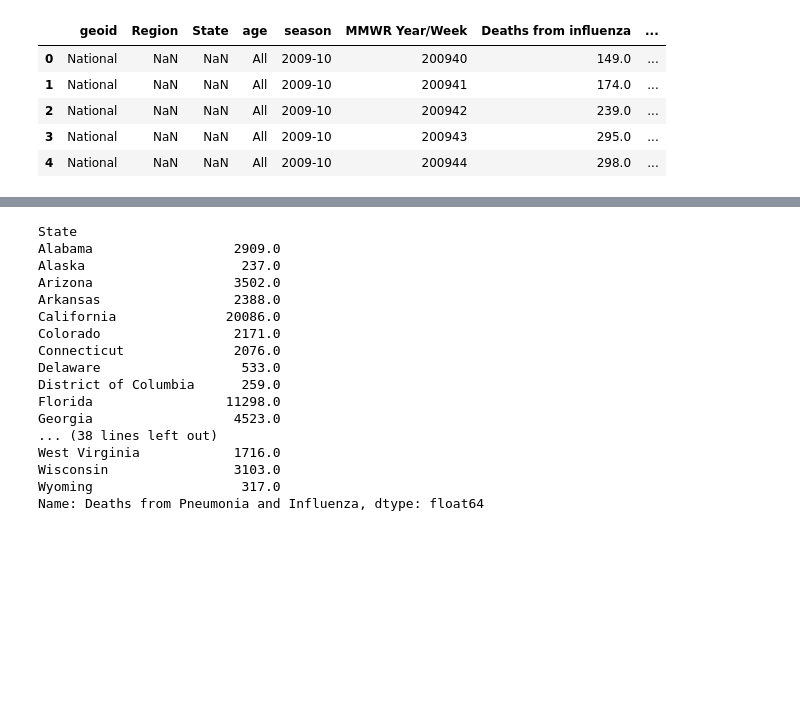
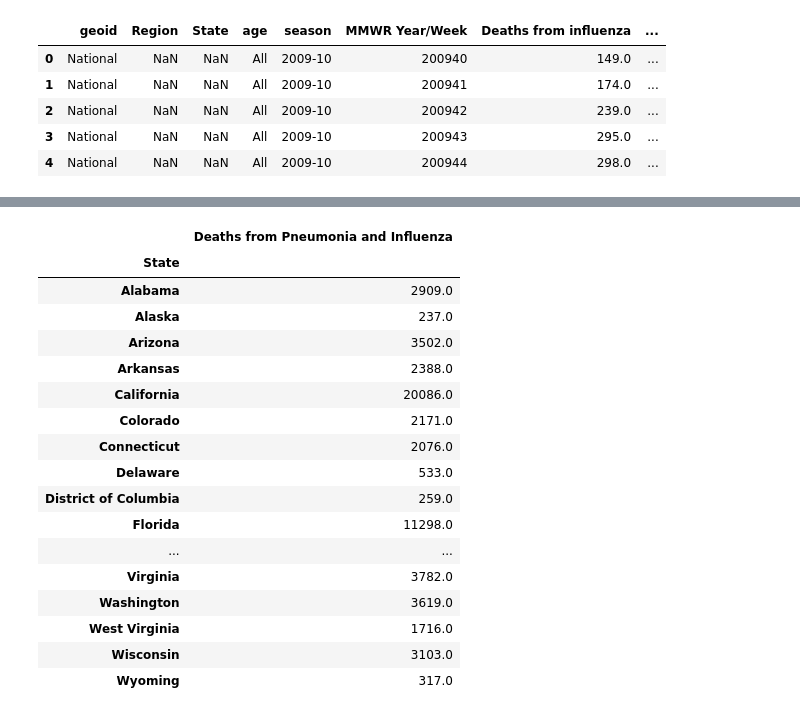
Before and after one commit to siven91/DataScienceProject1, a Jupyter notebook: AnotherDayAnotherData.ipynb, the cells around one changed output, grey strips where cells are left out. Saved outputs shown, nothing was run; the diff lists cells and outputs as text; code cells hidden in the pictures; blank space fills up the shorter version.

```diff
--- a/AnotherDayAnotherData.ipynb
+++ b/AnotherDayAnotherData.ipynb
@@ -74,25 +74,26 @@ drop_region_df.head()
 | 4 | National | NaN | All | 4156.0 | 47372.0 | 8.773115 | 2009 |
 # %%
 #Deaths from Pneumonia and Influenza in the year of 2016 of every state.
-states_2016_pneu_influ = spell_check_df.loc[spell_check_df["Year"] == "2016"].groupby("State")["Deaths from Pneumonia and Influenza"].sum()
+states_2016_pneu_influ = pd.DataFrame(spell_check_df.loc[spell_check_df["Year"] == "2016"].groupby("State")["Deaths from Pneumonia and Influenza"].sum())
 states_2016_pneu_influ
 # %% [output]
-State
-Alabama                  2909.0
-Alaska                    237.0
-Arizona                  3502.0
-Arkansas                 2388.0
-California              20086.0
-Colorado                 2171.0
-Connecticut              2076.0
-Delaware                  533.0
-District of Columbia      259.0
-Florida                 11298.0
-Georgia                  4523.0
-... (38 lines left out)
-West Virginia            1716.0
-Wisconsin                3103.0
-Wyoming                   317.0
-Name: Deaths from Pneumonia and Influenza, dtype: float64
+|  | Deaths from Pneumonia and Influenza |
+| State |  |
+| Alabama | 2909.0 |
+| Alaska | 237.0 |
+| Arizona | 3502.0 |
+| Arkansas | 2388.0 |
+| California | 20086.0 |
+| Colorado | 2171.0 |
+| Connecticut | 2076.0 |
+| Delaware | 533.0 |
+| District of Columbia | 259.0 |
+| Florida | 11298.0 |
+| ... | ... |
+| Virginia | 3782.0 |
+| Washington | 3619.0 |
+| West Virginia | 1716.0 |
+| Wisconsin | 3103.0 |
+| Wyoming | 317.0 |
 # %%
 #Deaths from all other causes other than Pnuemonia and influenza in the year of 2016 of every state.
```
Also changed, not shown: parts of 3 cells of this notebook.
